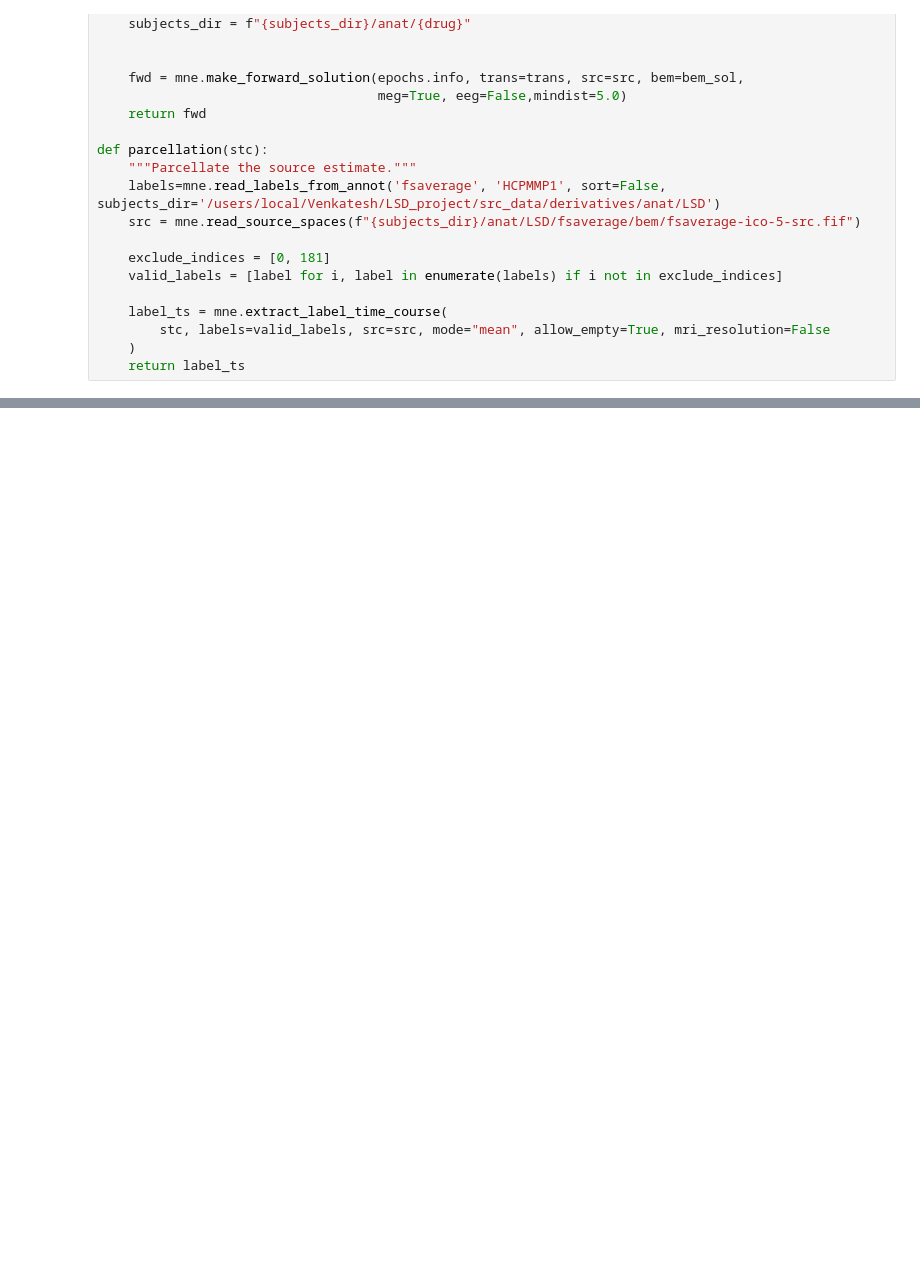
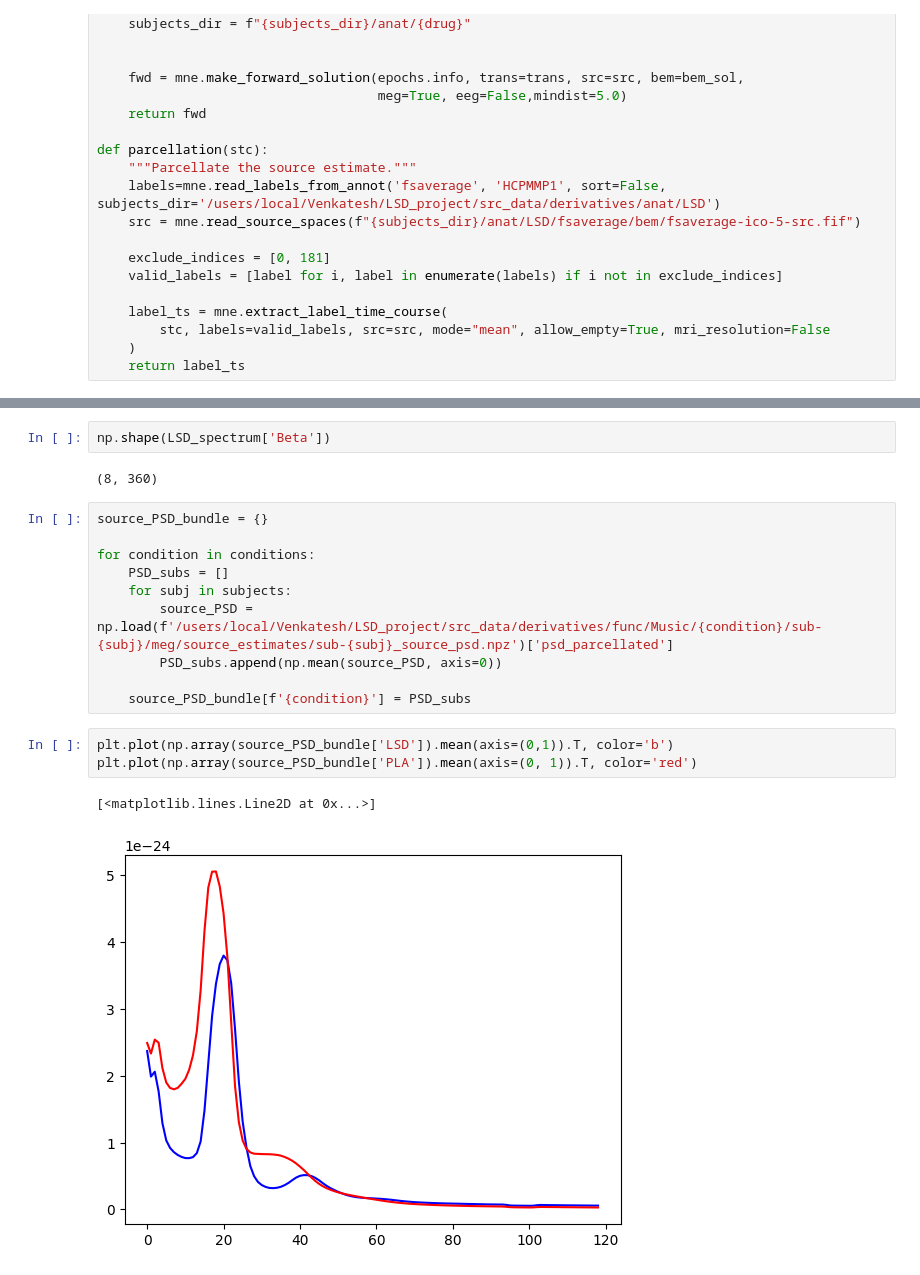
Before and after one commit to venkateshness/LSD_project, a Jupyter notebook: scripts/source localization/source_localization.ipynb, the cells around one changed output, grey strips where cells are left out. Cells and saved outputs as stored; diff of their text form; blank space fills up the shorter version.

```diff
--- a/scripts/source localization/source_localization.ipynb
+++ b/scripts/source localization/source_localization.ipynb
@@ -241,0 +218,20 @@ raw_fname = data_path / "MEG" / "sample" / "sample_audvis_filt-0-40_raw.fif"
+# %%
+np.shape(LSD_spectrum['Beta'])
+# %% [output]
+(8, 360)
+# %%
+source_PSD_bundle = {}
+
+for condition in conditions:
+    PSD_subs = []
+    for subj in subjects:
+        source_PSD = np.load(f'/users/local/Venkatesh/LSD_project/src_data/derivatives/func/Music/{condition}/sub-{subj}/meg/source_estimates/sub-{subj}_source_psd.npz')['psd_parcellated']
+        PSD_subs.append(np.mean(source_PSD, axis=0))
+
+    source_PSD_bundle[f'{condition}'] = PSD_subs
+# %%
+plt.plot(np.array(source_PSD_bundle['LSD']).mean(axis=(0,1)).T, color='b')
+plt.plot(np.array(source_PSD_bundle['PLA']).mean(axis=(0, 1)).T, color='red')
+# %% [output]
+[<matplotlib.lines.Line2D at 0x...>]
+[figure, added]
```
Also changed, not shown: parts of 31 cells of this notebook, 2 other files.
